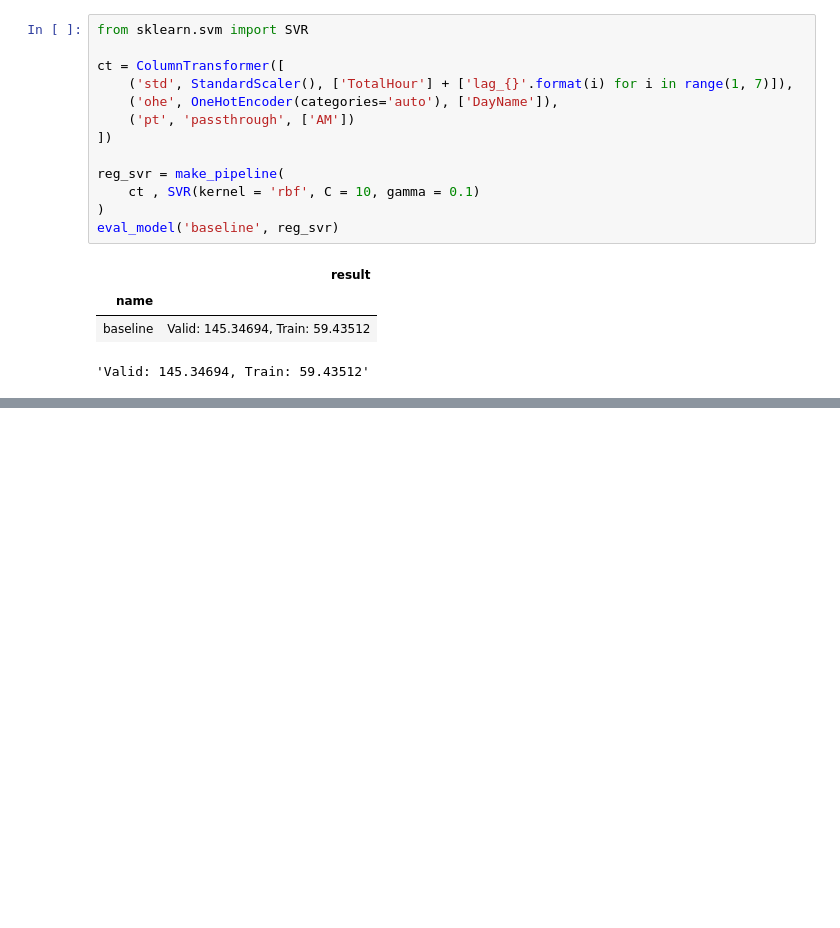
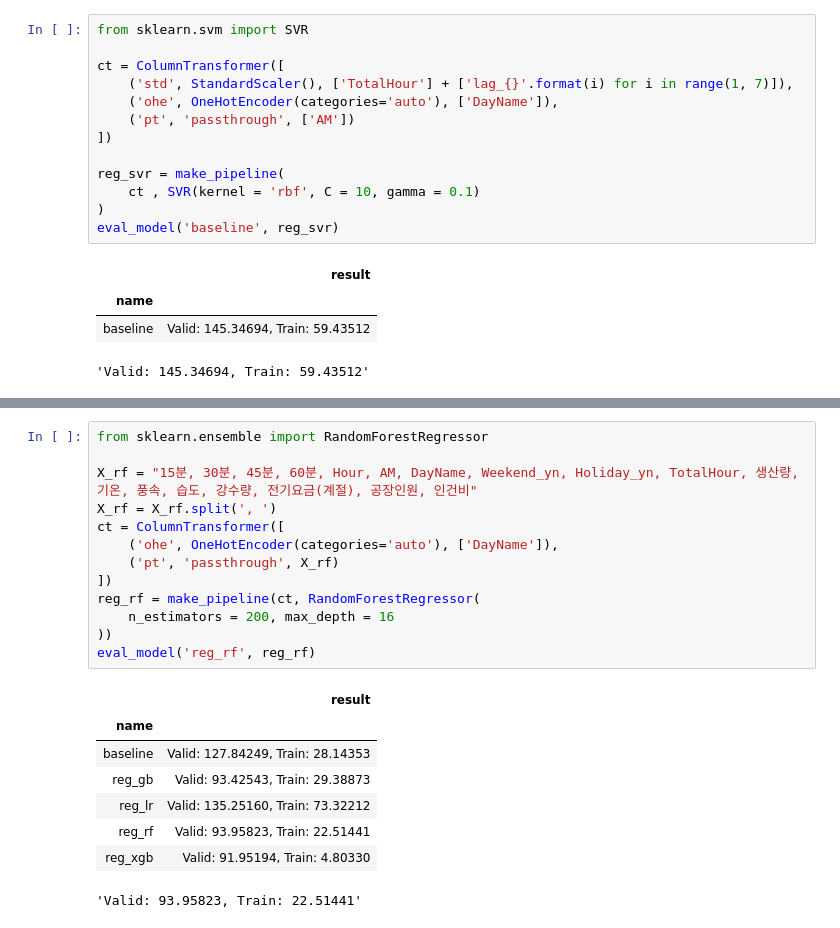
Before and after one commit to sunkusun9/DS_lv3_2603_1, a Jupyter notebook: sec_ds_lv3_prob3_kaggle.ipynb, the cells around one changed output, grey strips where cells are left out. Saved outputs shown, nothing was run; the diff lists cells and outputs as text; blank space fills up the shorter version.

```diff
--- a/sec_ds_lv3_prob3_kaggle.ipynb
+++ b/sec_ds_lv3_prob3_kaggle.ipynb
@@ -391,0 +486,22 @@ from sklearn.ensemble import VotingRegressor
+# %%
+from sklearn.ensemble import RandomForestRegressor
+
+X_rf = "15분, 30분, 45분, 60분, Hour, AM, DayName, Weekend_yn, Holiday_yn, TotalHour, 생산량, 기온, 풍속, 습도, 강수량, 전기요금(계절), 공장인원, 인건비"
+X_rf = X_rf.split(', ')
+ct = ColumnTransformer([
+    ('ohe', OneHotEncoder(categories='auto'), ['DayName']),
+    ('pt', 'passthrough', X_rf)
+])
+reg_rf = make_pipeline(ct, RandomForestRegressor(
+    n_estimators = 200, max_depth = 16
+))
+eval_model('reg_rf', reg_rf)
+# %% [output]
+|  | result |
+| name |  |
+| baseline | Valid: 127.84249, Train: 28.14353 |
+| reg_gb | Valid: 93.42543, Train: 29.38873 |
+| reg_lr | Valid: 135.25160, Train: 73.32212 |
+| reg_rf | Valid: 93.95823, Train: 22.51441 |
+| reg_xgb | Valid: 91.95194, Train: 4.80330 |
+'Valid: 93.95823, Train: 22.51441'
```
Also changed, not shown: parts of 33 cells of this notebook.
